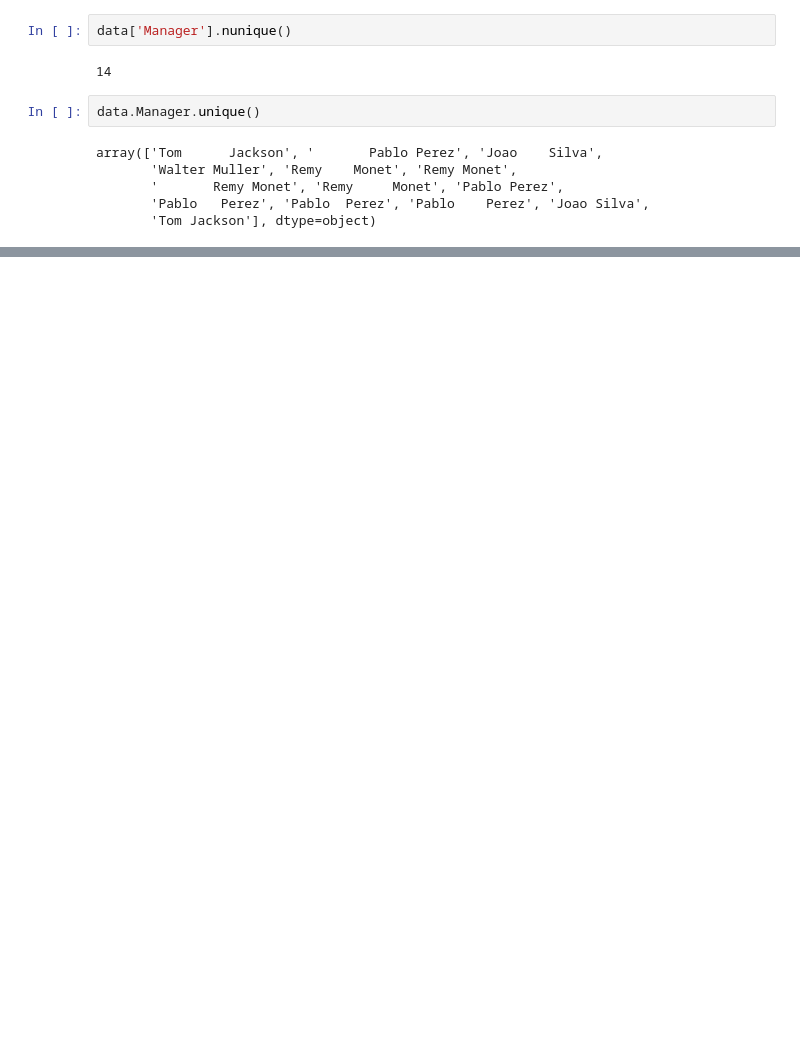
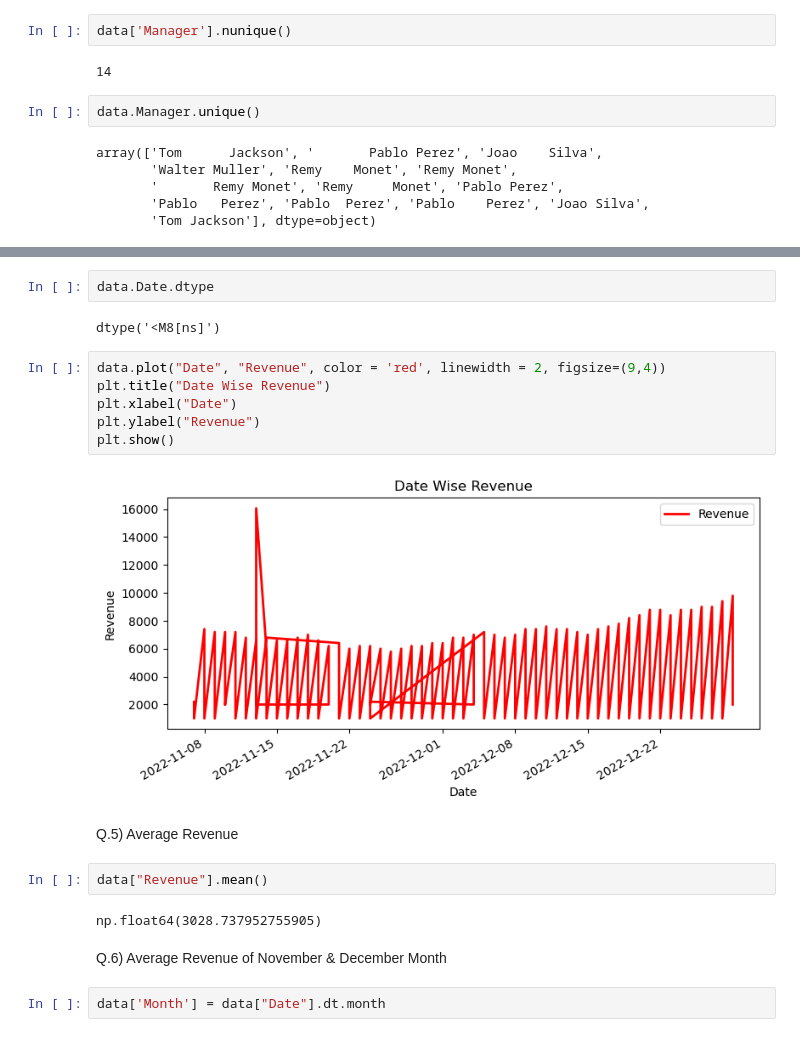
Before and after one commit to GilangPradnyana/UDEMY_PYTHON, a Jupyter notebook: PROJECT/SALES/main.ipynb, the cells around one changed output, grey strips where cells are left out. Drawn from its saved outputs; the diff is of its cells as text; blank space fills up the shorter version.

```diff
--- a/PROJECT/SALES/main.ipynb
+++ b/PROJECT/SALES/main.ipynb
@@ -141,0 +479,22 @@ data.describe()
+# %%
+data.Date.dtype
+# %% [output]
+dtype('<M8[ns]')
+# %%
+data.plot("Date", "Revenue", color = 'red', linewidth = 2, figsize=(9,4))
+plt.title("Date Wise Revenue")
+plt.xlabel("Date")
+plt.ylabel("Revenue")
+plt.show()
+# %% [output]
+[figure, added]
+# %% [markdown]
+Q.5) Average Revenue
+# %%
+data["Revenue"].mean()
+# %% [output]
+np.float64(3028.737952755905)
+# %% [markdown]
+Q.6) Average Revenue of November & December Month
+# %%
+data['Month'] = data["Date"].dt.month
```
Also changed, not shown: parts of 69 cells of this notebook.
